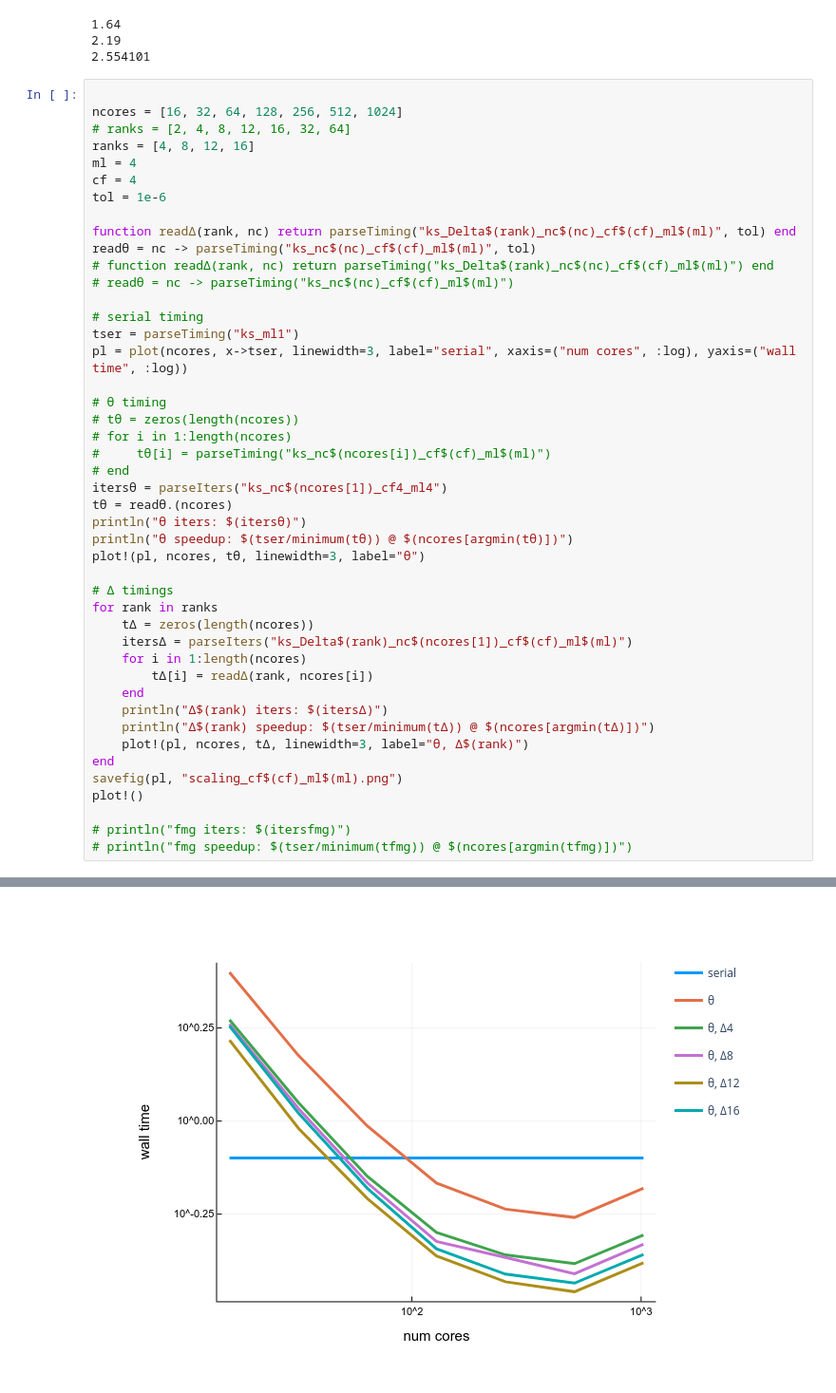
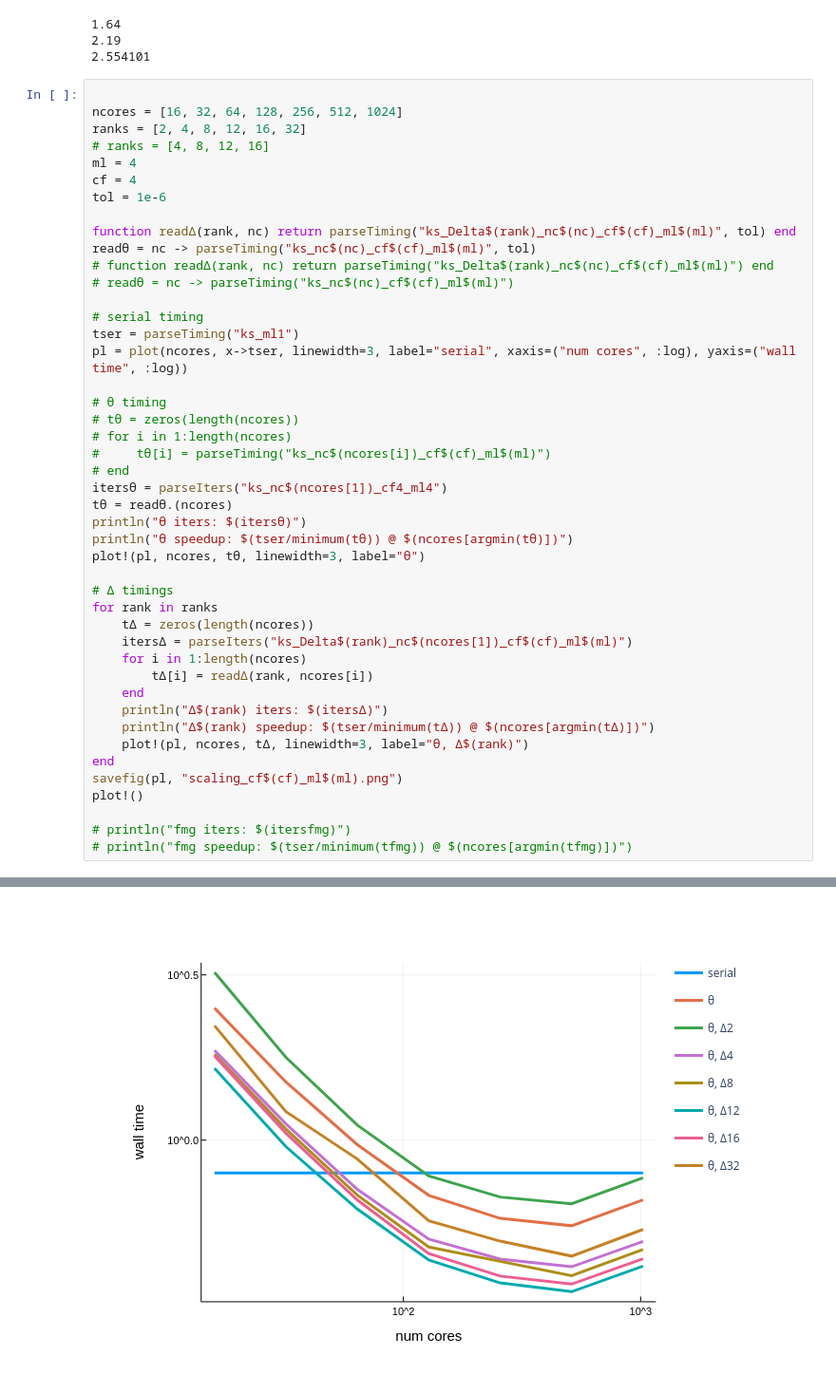
Before and after one commit to XBraid/xbraid, a Jupyter notebook: drivers/experiments/ks/strong_scaling_64/plot.ipynb, the cells around one changed output, grey strips where cells are left out. Shown: that part at 95% size. Saved outputs shown, nothing was run; the diff lists cells and outputs as text.

```diff
--- a/drivers/experiments/ks/strong_scaling_64/plot.ipynb
+++ b/drivers/experiments/ks/strong_scaling_64/plot.ipynb
@@ -51,8 +51,8 @@ println(parseTiming("ks_nc16_cf4_ml4"))
 # %%
 
 ncores = [16, 32, 64, 128, 256, 512, 1024]
-# ranks = [2, 4, 8, 12, 16, 32, 64]
-ranks = [4, 8, 12, 16]
+ranks = [2, 4, 8, 12, 16, 32]
+# ranks = [4, 8, 12, 16]
 ml = 4
 cf = 4
 tol = 1e-6
@@ -107 +111 @@ plot!()
-[figure, old version]
+[figure, new version]
```
Also changed, not shown: parts of 1 cell of this notebook, 9 other files.
